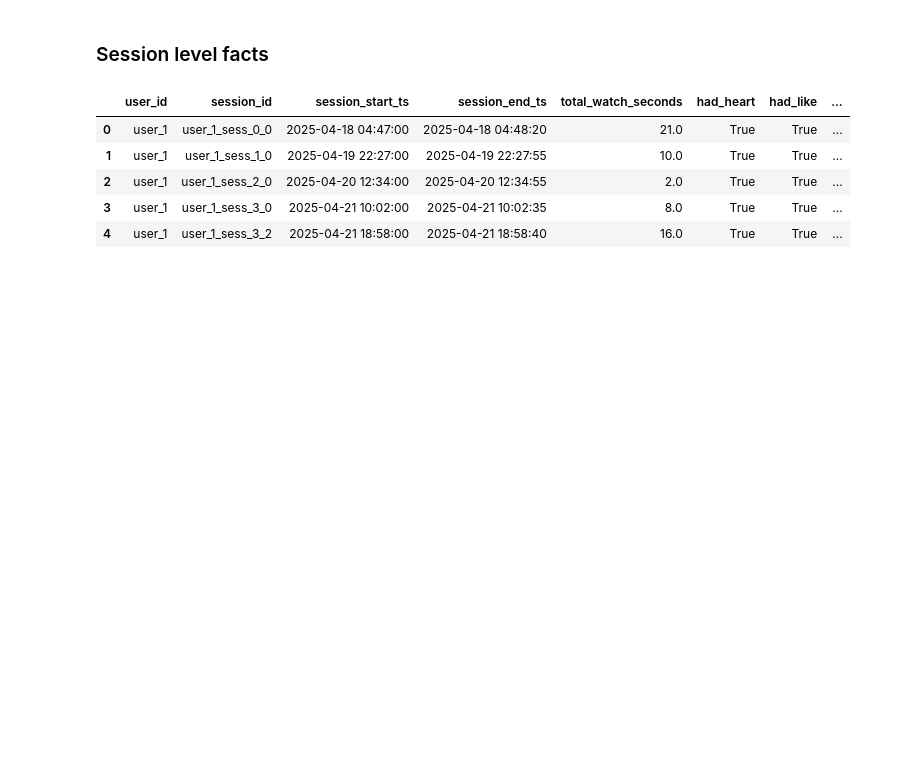
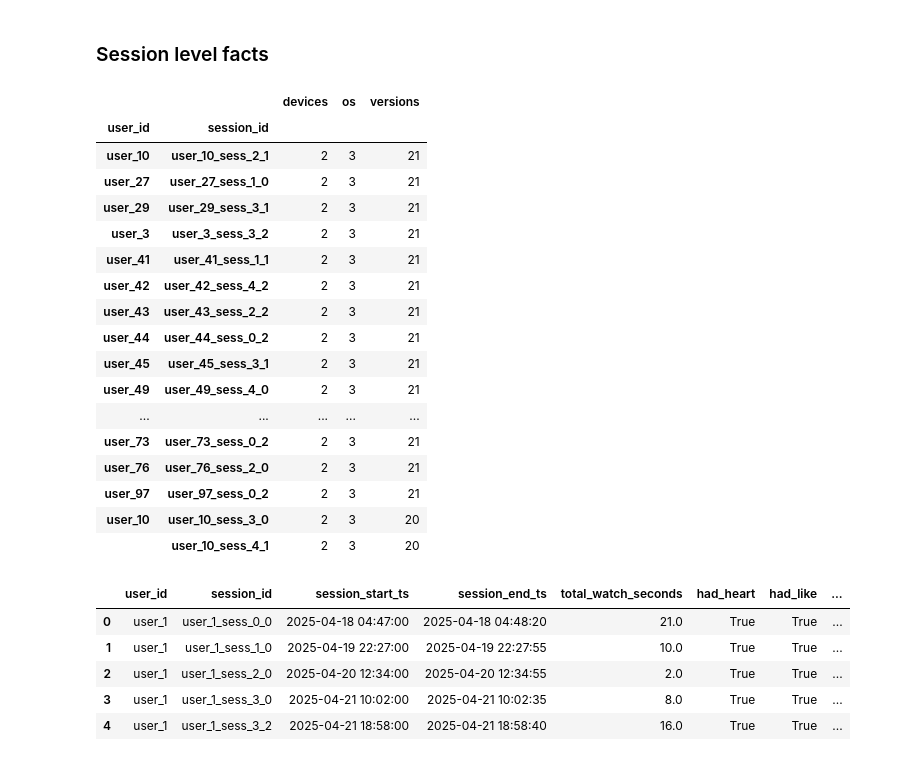
Before and after one commit to AleksandarJeremic/streampro-assignment, a Jupyter notebook: Notebook/streampro_assignment.ipynb, the cells around one changed output. Drawn from its saved outputs; the diff is of its cells as text; code cells hidden in the pictures; blank space fills up the shorter version.

```diff
--- a/Notebook/streampro_assignment.ipynb
+++ b/Notebook/streampro_assignment.ipynb
@@ -284,6 +284,38 @@ session_facts = (
     )
     .reset_index()
 )
+# %%
+(
+    events_enriched
+    .groupby(["user_id", "session_id"])
+    .agg(
+        devices=("device", "nunique"),
+        os=("device_os", "nunique"),
+        versions=("app_version", "nunique")
+    )
+    .query("devices > 1 or os > 1 or versions > 1")
+    .sort_values(["devices", "versions", "os"], ascending=False)
+    .head(20)
+)
+# %% [output]
+|  |  | devices | os | versions |
+| user_id | session_id |  |  |  |
+| user_10 | user_10_sess_2_1 | 2 | 3 | 21 |
+| user_27 | user_27_sess_1_0 | 2 | 3 | 21 |
+| user_29 | user_29_sess_3_1 | 2 | 3 | 21 |
+| user_3 | user_3_sess_3_2 | 2 | 3 | 21 |
+| user_41 | user_41_sess_1_1 | 2 | 3 | 21 |
+| user_42 | user_42_sess_4_2 | 2 | 3 | 21 |
+| user_43 | user_43_sess_2_2 | 2 | 3 | 21 |
+| user_44 | user_44_sess_0_2 | 2 | 3 | 21 |
+| user_45 | user_45_sess_3_1 | 2 | 3 | 21 |
+| user_49 | user_49_sess_4_0 | 2 | 3 | 21 |
+| ... | ... | ... | ... | ... |
+| user_73 | user_73_sess_0_2 | 2 | 3 | 21 |
+| user_76 | user_76_sess_2_0 | 2 | 3 | 21 |
+| user_97 | user_97_sess_0_2 | 2 | 3 | 21 |
+| user_10 | user_10_sess_3_0 | 2 | 3 | 20 |
+|  | user_10_sess_4_1 | 2 | 3 | 20 |
 # %%
 session_facts["session_duration_seconds"] = (
     session_facts["session_end_ts"] - session_facts["session_start_ts"]
```
Also changed, not shown: parts of 3 cells of this notebook.
